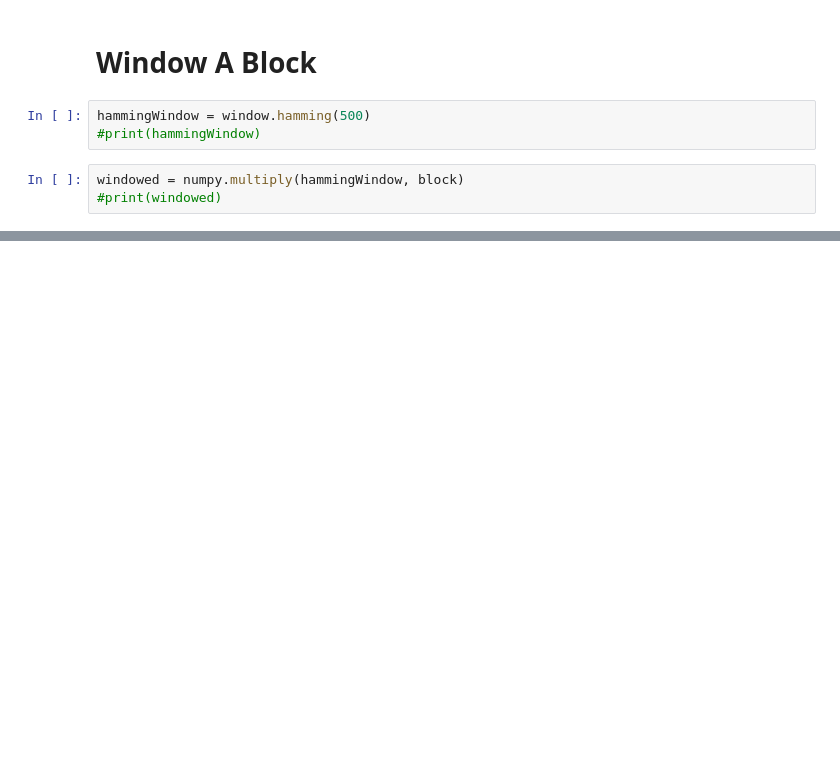
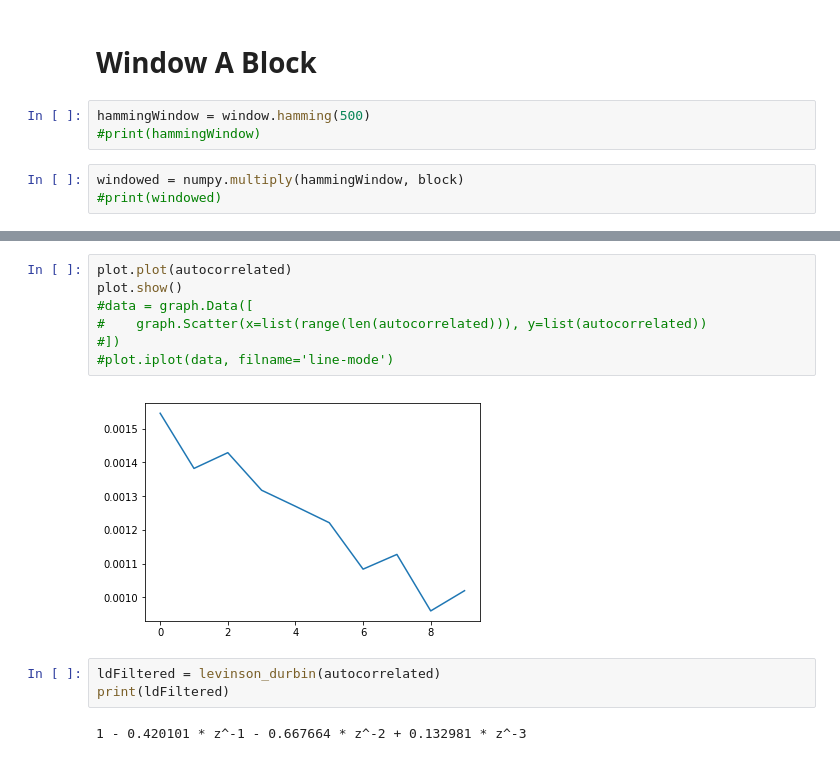
Before and after one commit to sakekasi/speech-recognition, a Jupyter notebook: preprocess.ipynb, the cells around one changed output, grey strips where cells are left out. Cells and saved outputs as stored; diff of their text form; blank space fills up the shorter version.

```diff
--- a/preprocess.ipynb
+++ b/preprocess.ipynb
@@ -50,0 +59,14 @@ plot.iplot(data, filname='line-mode')
+# %%
+plot.plot(autocorrelated)
+plot.show()
+#data = graph.Data([
+#    graph.Scatter(x=list(range(len(autocorrelated))), y=list(autocorrelated))
+#])
+#plot.iplot(data, filname='line-mode')
+# %% [output]
+[figure, added]
+# %%
+ldFiltered = levinson_durbin(autocorrelated)
+print(ldFiltered)
+# %% [output]
+1 - 0.420101 * z^-1 - 0.667664 * z^-2 + 0.132981 * z^-3
```
Also changed, not shown: parts of 5 cells of this notebook, 2 other files.
